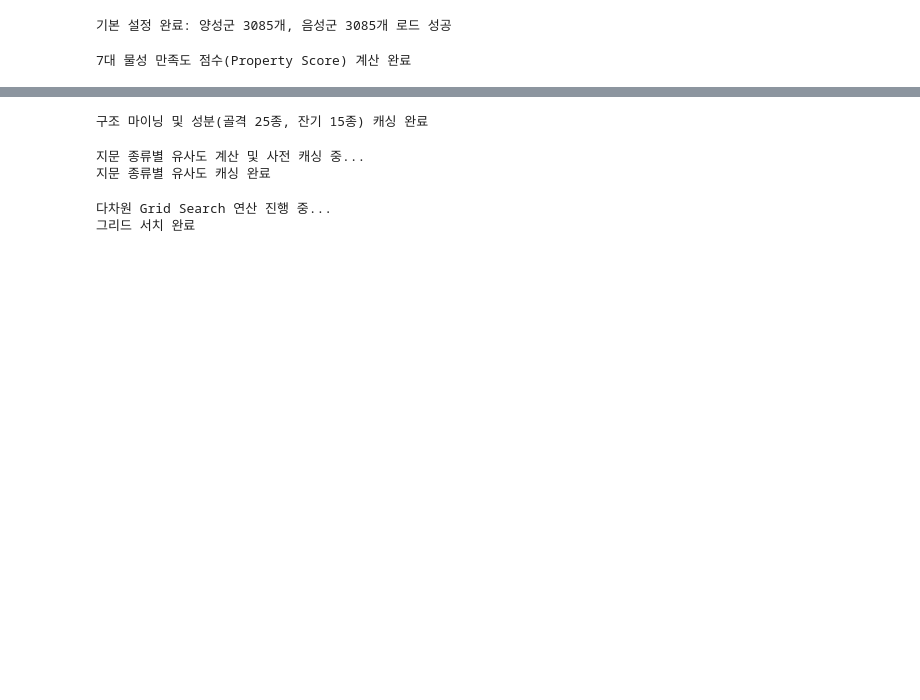
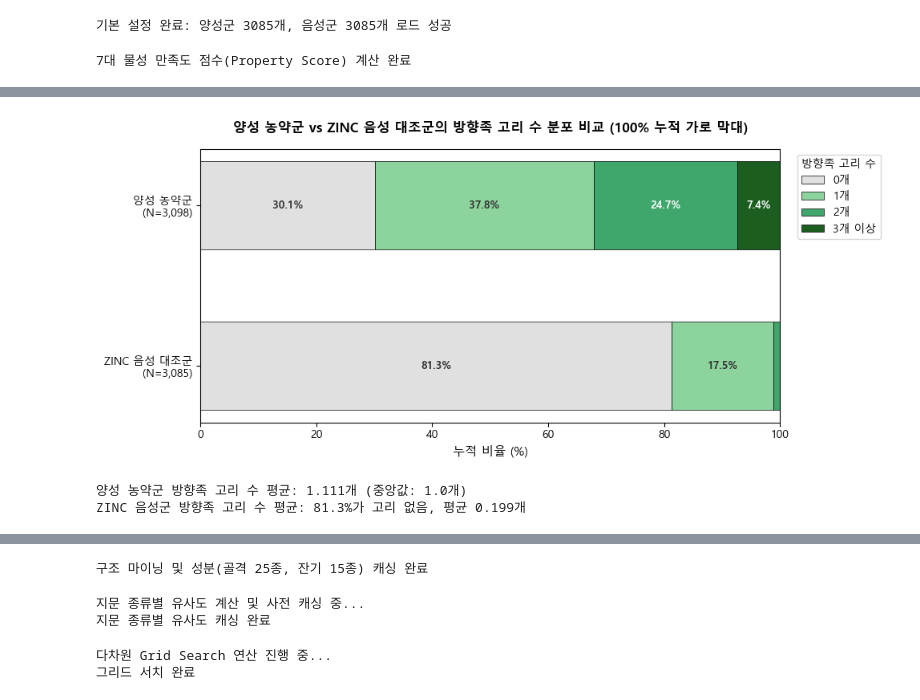
Before and after one commit to KNY1029/AL2026, a Jupyter notebook: finalV4.ipynb, the cells around one changed output, grey strips where cells are left out. Saved outputs shown, nothing was run; the diff lists cells and outputs as text; code cells hidden in the pictures; blank space fills up the shorter version.

```diff
--- a/finalV4.ipynb
+++ b/finalV4.ipynb
@@ -432,0 +433,61 @@ print("7대 물성 만족도 점수(Property Score) 계산 완료")
+# %%
+# 양성 농약군 vs ZINC 음성 대조군의 방향족 고리 수 분포 100% 누적 가로 막대 그래프 시각화
+neg_rings = [Descriptors.NumAromaticRings(m) for m in final_neg['mol']]
+
+pos_counts = Counter(pos_df['aromatic_rings'])
+neg_counts = Counter(neg_rings)
+
+# 카테고리 정의 (0, 1, 2, 3개 이상)
+categories = ['0개', '1개', '2개', '3개 이상']
+pos_vals = [
+    pos_counts[0] / len(pos_df) * 100,
+    pos_counts[1] / len(pos_df) * 100,
+    pos_counts[2] / len(pos_df) * 100,
+    sum(pos_counts[k] for k in pos_counts if k >= 3) / len(pos_df) * 100
+]
+neg_vals = [
+    neg_counts[0] / len(final_neg) * 100,
+    neg_counts[1] / len(final_neg) * 100,
+    neg_counts[2] / len(final_neg) * 100,
+    sum(neg_counts[k] for k in neg_counts if k >= 3) / len(final_neg) * 100
+]
+
+plt.figure(figsize=(10, 4.5))
+plt.rcParams['font.family'] = 'Malgun Gothic'
+plt.rcParams['axes.unicode_minus'] = False
+
+# 색상 그라데이션 정의 (0개는 연한 회색, 고리가 많아질수록 짙은 농록색 그라데이션)
+colors = ['#e0e0e0', '#8cd39e', '#3fa66c', '#1b5e20']
+
+y = ['ZINC 음성 대조군\n(N=3,085)', '양성 농약군\n(N=3,098)']
+
+# 가로 누적 막대 그래프 그리기
+left_pos = np.zeros(2)
+for col_idx in range(len(categories)):
+    pct_vals = np.array([neg_vals[col_idx], pos_vals[col_idx]])
+    bars = plt.barh(y, pct_vals, left=left_pos, label=categories[col_idx], color=colors[col_idx], height=0.55, edgecolor='black', linewidth=0.5)
+    left_pos += pct_vals
+
+    # 값 레이블링 (비율이 2.5% 이상인 경우에만 텍스트 표시)
+    for row_idx, rect in enumerate(bars):
+        width = rect.get_width()
+        if width > 2.5:
+            plt.text(rect.get_x() + width/2, rect.get_y() + rect.get_height()/2,
+                     f"{width:.1f}%", ha='center', va='center',
+                     fontsize=9.5, fontweight='bold',
+                     color='#ffffff' if col_idx >= 2 else '#333333')
+
+plt.xlabel('누적 비율 (%)', fontsize=11)
+plt.title('양성 농약군 vs ZINC 음성 대조군의 방향족 고리 수 분포 비교 (100% 누적 가로 막대)', fontsize=12, fontweight='bold', pad=15)
+plt.xlim(0, 100)
+plt.legend(title='방향족 고리 수', bbox_to_anchor=(1.02, 1), loc='upper left', frameon=True)
+plt.tight_layout()
+plt.show()
+
+# 통계 출력
+print(f"양성 농약군 방향족 고리 수 평균: {np.mean(pos_df['aromatic_rings']):.3f}개 (중앙값: {np.median(pos_df['aromatic_rings'])}개)")
+print(f"ZINC 음성군 방향족 고리 수 평균: {neg_rings.count(0)/len(final_neg)*100:.1f}%가 고리 없음, 평균 {np.mean(neg_rings):.3f}개")
+# %% [output]
+[figure, added]
+양성 농약군 방향족 고리 수 평균: 1.111개 (중앙값: 1.0개)
+ZINC 음성군 방향족 고리 수 평균: 81.3%가 고리 없음, 평균 0.199개
```
Also changed, not shown: parts of 13 cells of this notebook.
